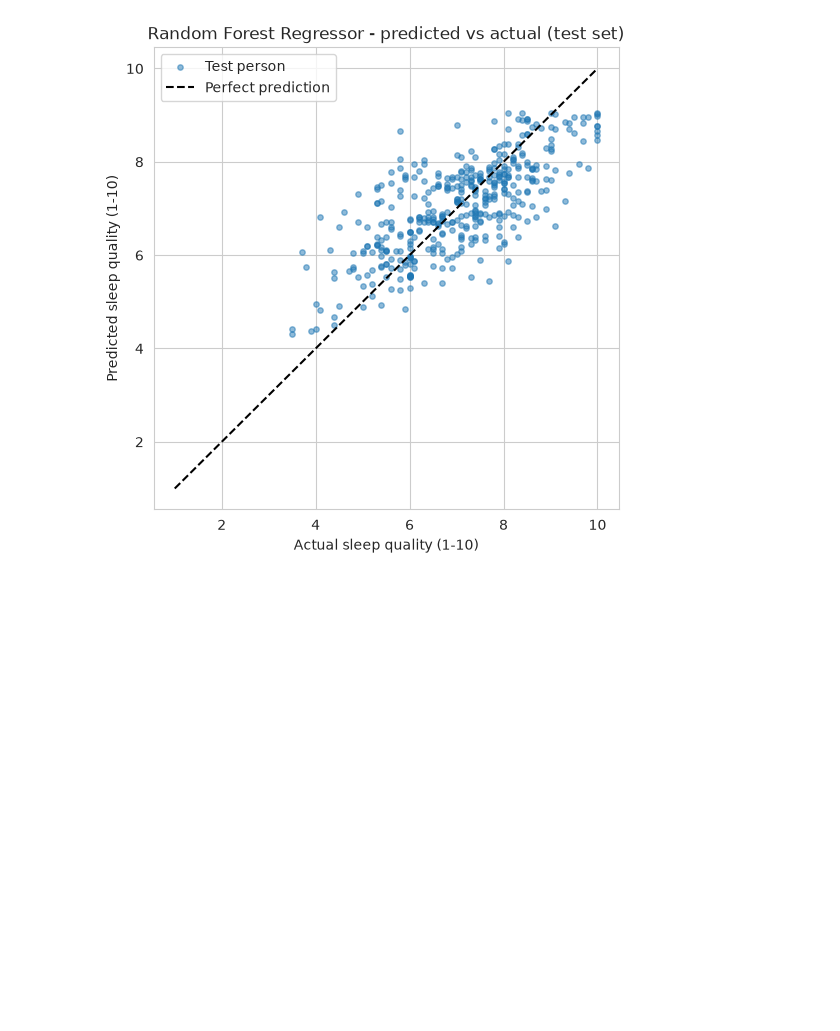
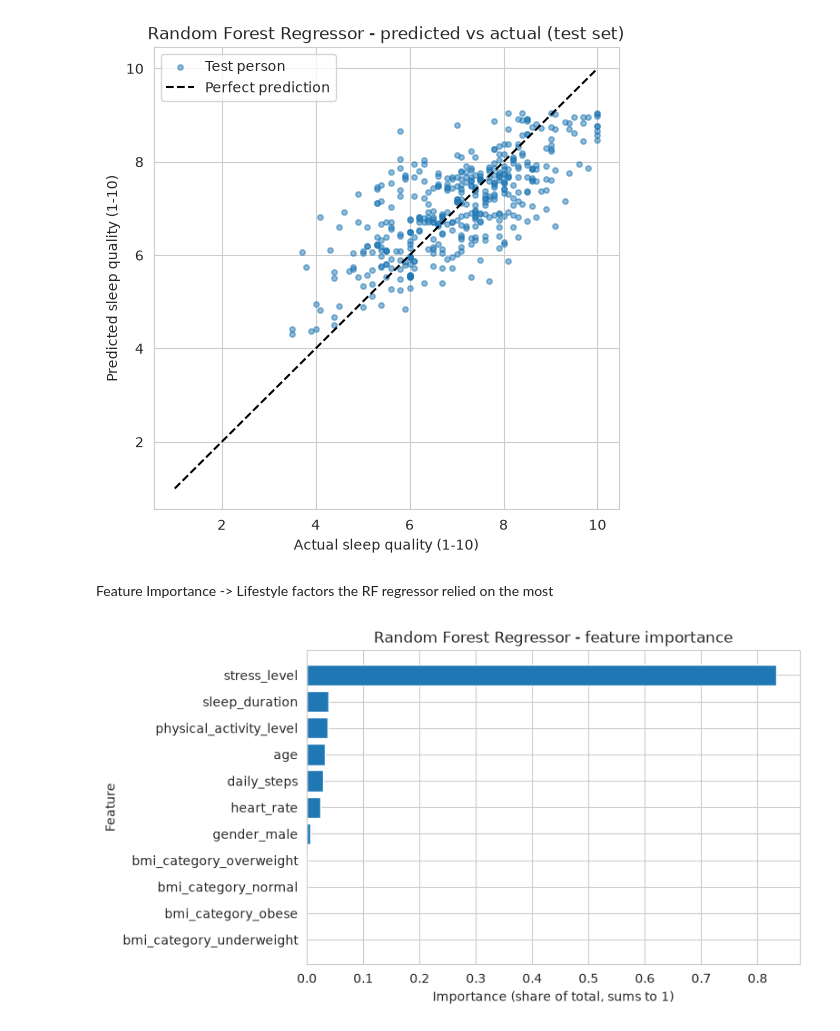
Before and after one commit to HamsMSaidam/QUALIFY, a Jupyter notebook: notebooks/02_EDA_randomforest_layan.ipynb, the cells around one changed output. Cells and saved outputs as stored; diff of their text form; code cells hidden in the pictures; blank space fills up the shorter version.

Commit message:
Add feature importance and save Random Forest Regressor results

```diff
--- a/notebooks/02_EDA_randomforest_layan.ipynb
+++ b/notebooks/02_EDA_randomforest_layan.ipynb
@@ -495,3 +493,20 @@ plt.savefig("../figures/rf_02_regressor_pred_vs_actual.png")
 plt.show()
 # %% [output]
 [figure]
+# %% [markdown]
+Feature Importance -> Lifestyle factors the RF regressor relied on the most
+# %%
+# Feature importance: how much each feature helped the forest make its predictions.
+# The values add up to 1, so each one is that feature's share of the total.
+importance = pd.Series(best_rf.feature_importances_, index=X_train.columns)
+importance = importance.sort_values()  # biggest first, so the biggest bar ends up on top
+
+plt.figure(figsize=(7, 4.5))
+plt.barh(importance.index, importance.values) # barh() creates a horizontal bar plot where the y-axis represents feature names and the x-axis represents its corresponding values- stacks data through bottom up approach - enhances interpretability of feature importance as it helps easily identify the dominating feature that strongly impacts the target
+plt.title("Random Forest Regressor - feature importance")
+plt.xlabel("Importance (share of total, sums to 1)")
+plt.ylabel("Feature")
+plt.savefig("../figures/rf_03_regressor_feature_importance.png")
+plt.show()
+# %% [output]
+[figure, added]
```
Also changed, not shown: parts of 12 cells of this notebook, 2 other files.
